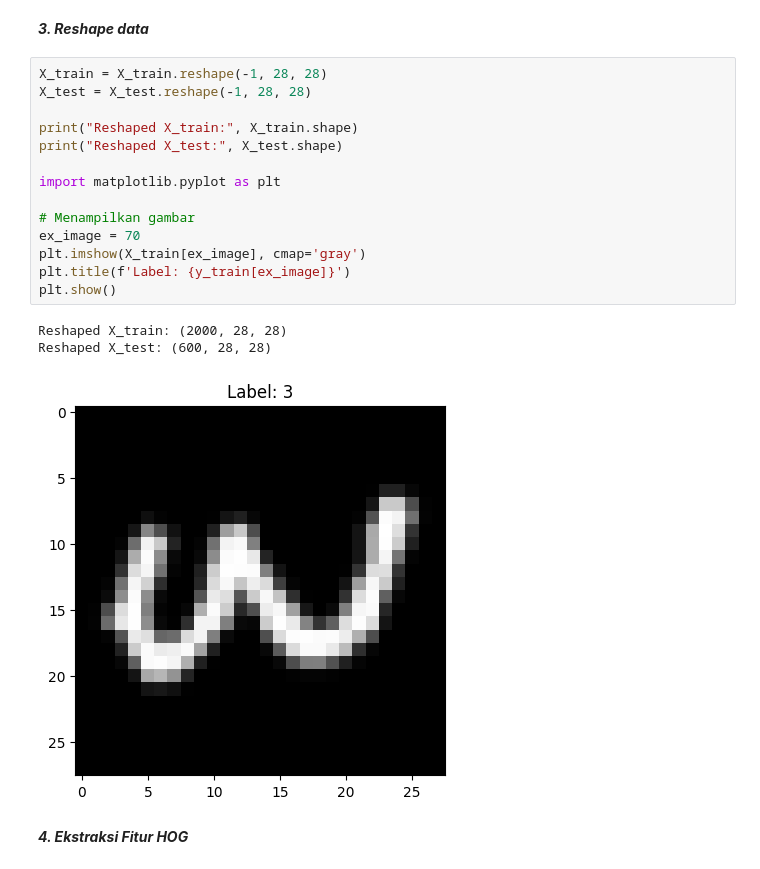
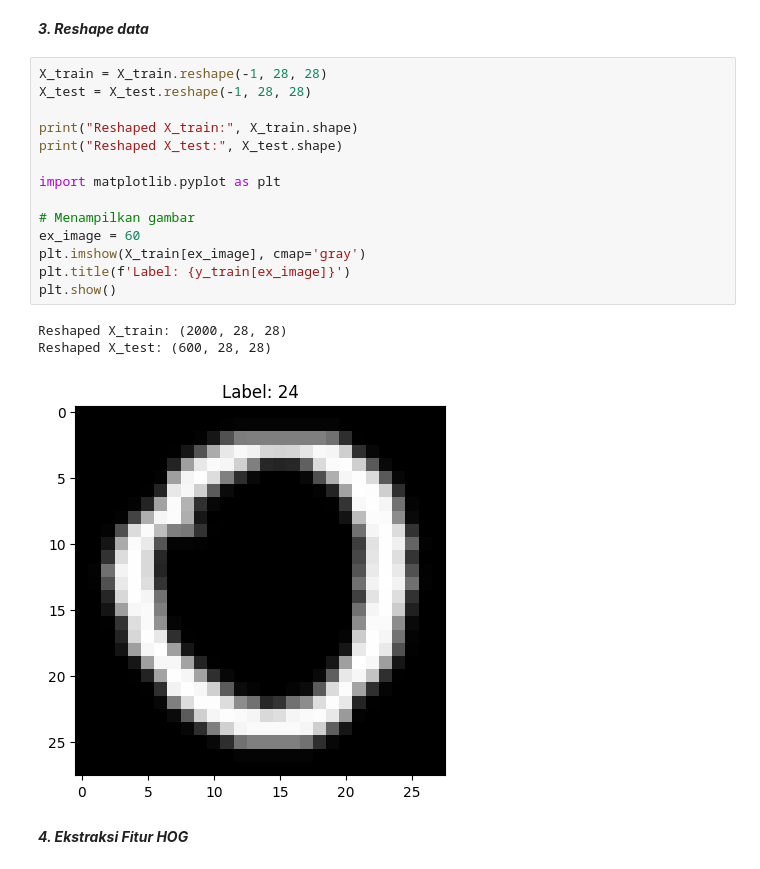
Before and after one commit to dimasrizky08/MidTerm_MachineVision, a Jupyter notebook: Dimas_4212201042.ipynb, the cells around one changed output. Cells and saved outputs as stored; diff of their text form.

```diff
--- a/Dimas_4212201042.ipynb
+++ b/Dimas_4212201042.ipynb
@@ -38,21 +38,21 @@ Shape of y_test: (600,)
 # %%
 X_train = X_train.reshape(-1, 28, 28)
 X_test = X_test.reshape(-1, 28, 28)
 
 print("Reshaped X_train:", X_train.shape)
 print("Reshaped X_test:", X_test.shape)
 
 import matplotlib.pyplot as plt
 
 # Menampilkan gambar
-ex_image = 70
+ex_image = 60
 plt.imshow(X_train[ex_image], cmap='gray')
 plt.title(f'Label: {y_train[ex_image]}')
 plt.show()
 # %% [output]
 Reshaped X_train: (2000, 28, 28)
 Reshaped X_test: (600, 28, 28)
-[figure, old version]
+[figure, new version]
 # %% [markdown]
 ***4. Ekstraksi Fitur HOG***
 # %%
```
Also changed, not shown: parts of 5 cells of this notebook.
